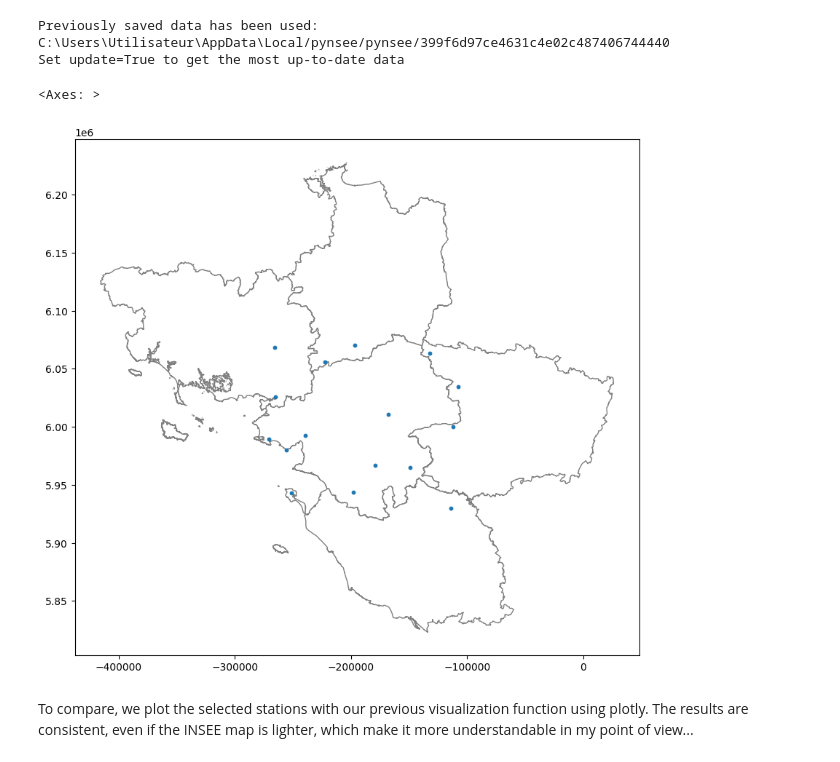
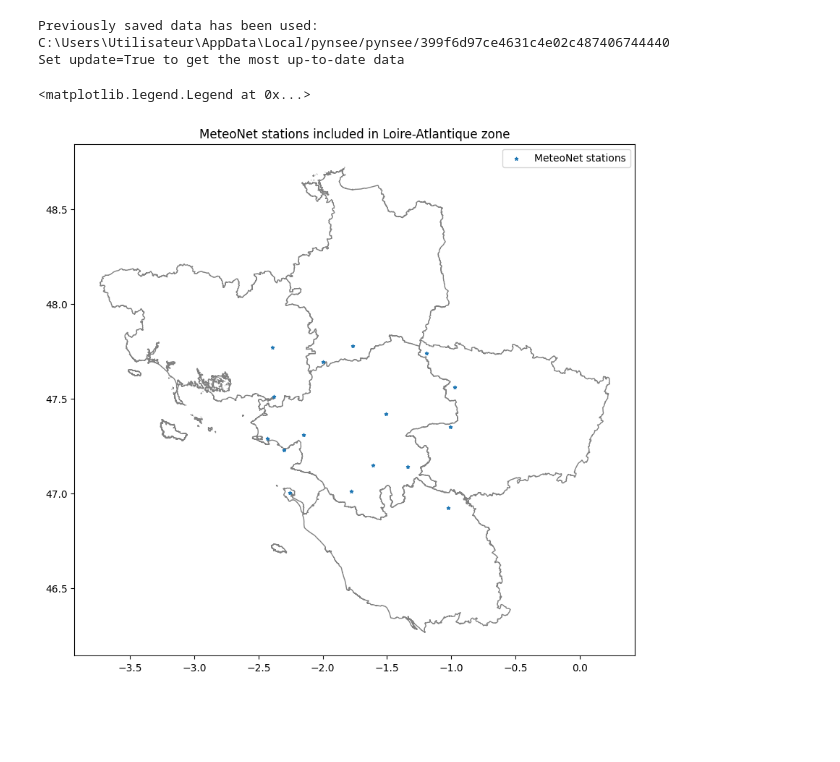
Before and after one commit to gmartinod/AirpdLoire_PM10_viz, a Jupyter notebook: analyse.ipynb, the cells around one changed output. Drawn from its saved outputs; the diff is of its cells as text; code cells hidden in the pictures; blank space fills up the shorter version.

```diff
--- a/analyse.ipynb
+++ b/analyse.ipynb
@@ -360,15 +185,17 @@ Set update=True to get the most up-to-date data
 # %%
 depts = ['ILLE-ET-VILAINE', 'LOIRE-ATLANTIQUE', 'MAINE-ET-LOIRE', 'MORBIHAN', 'VENDEE']
 region = mapcom.loc[mapcom['nom_m'].isin(depts)]
+region = region.to_crs(epsg=4326) # we move INSEE data to WGS84 as meteo and apdl is in that CRS
 
 fig, ax = plt.subplots(1, 1, figsize=(10, 10))
 region.plot(ax=ax, color='white', edgecolor='gray')
 
-gdf_raw_LA = gpd.GeoDataFrame(df_sub_height, geometry=gpd.points_from_xy(df_sub_height.lon, df_sub_height.lat)).set_crs('EPSG:4326')
-gdf_raw_LA = gdf_raw_LA.to_crs(epsg=3857)
-gdf_raw_LA.plot(ax=ax, markersize=10, legend=True)
+# meteo france stations
+gdf_meteo_stations = gpd.GeoDataFrame(df_sub_height, geometry=gpd.points_from_xy(df_sub_height.lon, df_sub_height.lat)).set_crs('EPSG:4326')
+gdf_meteo_stations.plot(ax=ax, marker='*', markersize=10, label='MeteoNet stations')
+
+ax.set_title('MeteoNet stations included in Loire-Atlantique zone')
+plt.legend(loc='upper right')
 # %% [output]
-<Axes: >
+<matplotlib.legend.Legend at 0x...>
-[figure, old version]
+[figure, new version]
-# %% [markdown]
-To compare, we plot the selected stations with our previous visualization function using plotly. The results are consistent, even if the INSEE map is lighter, which make it more understandable in my point of view...
```
Also changed, not shown: parts of 30 cells of this notebook, 1 other file.
